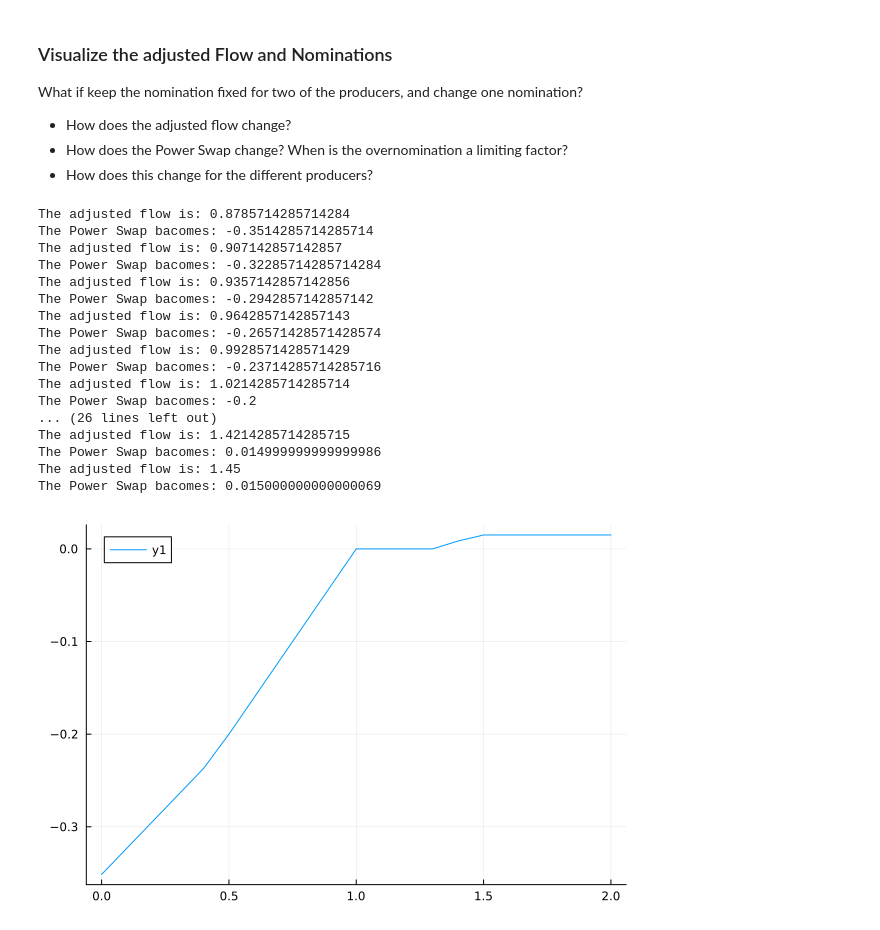
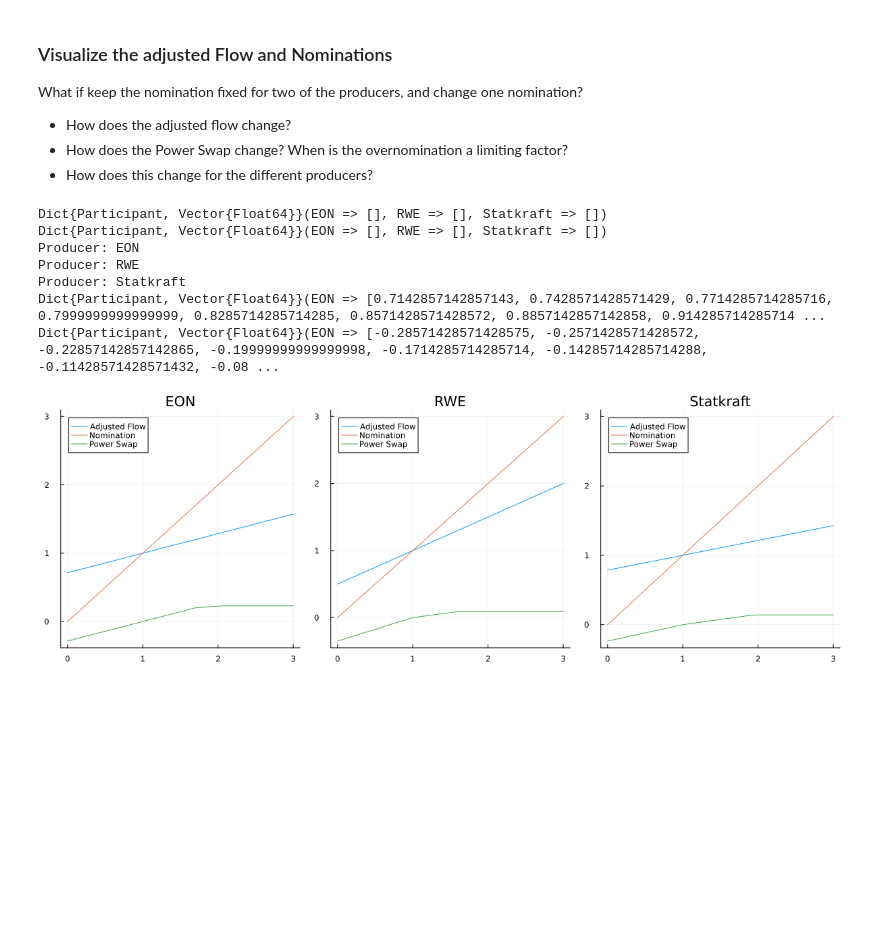
Before and after one commit to lennarthagemann/Code-Master-Thesis, a Jupyter notebook: WaterRegulationExample.ipynb, the cells around one changed output. Drawn from its saved outputs; the diff is of its cells as text; code cells hidden in the pictures; blank space fills up the shorter version.

```diff
--- a/WaterRegulationExample.ipynb
+++ b/WaterRegulationExample.ipynb
@@ -26,17 +26,17 @@ Something else to consider is how we can calculate the reference flow. Maybe do
 filepath_Ljungan = pwd() * "\\Water_Regulation\\TestDataWaterRegulation\\Ljungan.json"
 filepath_prices = pwd() *  "\\Data\\Spot Prices\\prices_df.csv"
 filepath_results = pwd() * "\\Results\\LambdaZero\\"
-R, K, J = read_data(filepath_Ljungan)
-print()
+# R, K, J = read_data(filepath_Ljungan)
+# print()
 
-j = J[1]
-K_j = j.plants
-O, K_O = OtherParticipant(J, j, R)
-pj = j.participationrate
-pO = O.participationrate
+# j = J[1]
+# K_j = j.plants
+# O, K_O = OtherParticipant(J, j, R)
+# pj = j.participationrate
+# pO = O.participationrate
 
 
-println("Participation rate $(j.name): \n ", pj)
-println("Participation rate $(O.name): \n ", pO)
-println("K_O : $(K_O) and spillage $(K_O[1].spillreference),\nK_j : $(K_j) and spillage $(K_j[1].spillreference)")
+# println("Participation rate $(j.name): \n ", pj)
+# println("Participation rate $(O.name): \n ", pO)
+# println("K_O : $(K_O) and spillage $(K_O[1].spillreference),\nK_j : $(K_j) and spillage $(K_j[1].spillreference)")
 # %% [output]
@@ -128,30 +115,30 @@ What if keep the nomination fixed for two of the producers, and change one nomin
 * How does the adjusted flow change?
 * How does the Power Swap change? When is the overnomination a limiting factor?
 * How does this change for the different producers?
-# %%
-noms = 0:0.1:2
-
-Qadjs, P_Swaps = Nomination_Variation(J1[1], R1[1], Nomination, noms, Qref)
-
-
-Plots.plot(noms, Qadjs)
-Plots.plot(noms, P_Swaps)
-# %% [output]
-The adjusted flow is: 0.8785714285714284
-The Power Swap bacomes: -0.3514285714285714
-The adjusted flow is: 0.907142857142857
-The Power Swap bacomes: -0.32285714285714284
-The adjusted flow is: 0.9357142857142856
-The Power Swap bacomes: -0.2942857142857142
-The adjusted flow is: 0.9642857142857143
-The Power Swap bacomes: -0.26571428571428574
-The adjusted flow is: 0.9928571428571429
-The Power Swap bacomes: -0.23714285714285716
-The adjusted flow is: 1.0214285714285714
-The Power Swap bacomes: -0.2
-... (26 lines left out)
-The adjusted flow is: 1.4214285714285715
-The Power Swap bacomes: 0.014999999999999986
-The adjusted flow is: 1.45
-The Power Swap bacomes: 0.015000000000000069
-[figure, removed]
+# %%
+noms = 0:0.1:3
+
+Qadjs = Dict{Participant, Vector{Float64}}(j => [] for j in J1)
+P_Swaps = Dict{Participant, Vector{Float64}}(j => [] for j in J1)
+println(Qadjs, "\n", P_Swaps)
+for i in eachindex(J1)
+    println("Producer: ", J1[i])
+    Nomination[(participant = J1[1], reservoir = R1[1])] = 1.0
+    Nomination[(participant = J1[2], reservoir = R1[1])] = 1.0
+    Nomination[(participant = J1[3], reservoir = R1[1])] = 1.0
+    Qadj_temps, P_Swap_temps = Nomination_Variation(J1[i], R1[1], Nomination, noms, Qref)
+    Qadjs[J1[i]] = Qadj_temps
+    P_Swaps[J1[i]] = P_Swap_temps
+end
+
+println(Qadjs, "\n", P_Swaps)
+p = Plots.plot([plot(noms, [Qadjs[j], noms, P_Swaps[j]], title = j.name, label = ["Adjusted Flow" "Nomination" "Power Swap"], show=false) for j in J1]..., layout = (1,length(J1)), size= (1200,400), show=true)
+# %% [output]
+Dict{Participant, Vector{Float64}}(EON => [], RWE => [], Statkraft => [])
+Dict{Participant, Vector{Float64}}(EON => [], RWE => [], Statkraft => [])
+Producer: EON
+Producer: RWE
+Producer: Statkraft
+Dict{Participant, Vector{Float64}}(EON => [0.7142857142857143, 0.7428571428571429, 0.7714285714285716, 0.7999999999999999, 0.8285714285714285, 0.8571428571428572, 0.8857142857142858, 0.914285714285714 ...
+Dict{Participant, Vector{Float64}}(EON => [-0.28571428571428575, -0.2571428571428572, -0.22857142857142865, -0.19999999999999998, -0.1714285714285714, -0.14285714285714288, -0.11428571428571432, -0.08 ...
+[figure, added]
```
Also changed, not shown: parts of 2 cells of this notebook, 3 other files.
